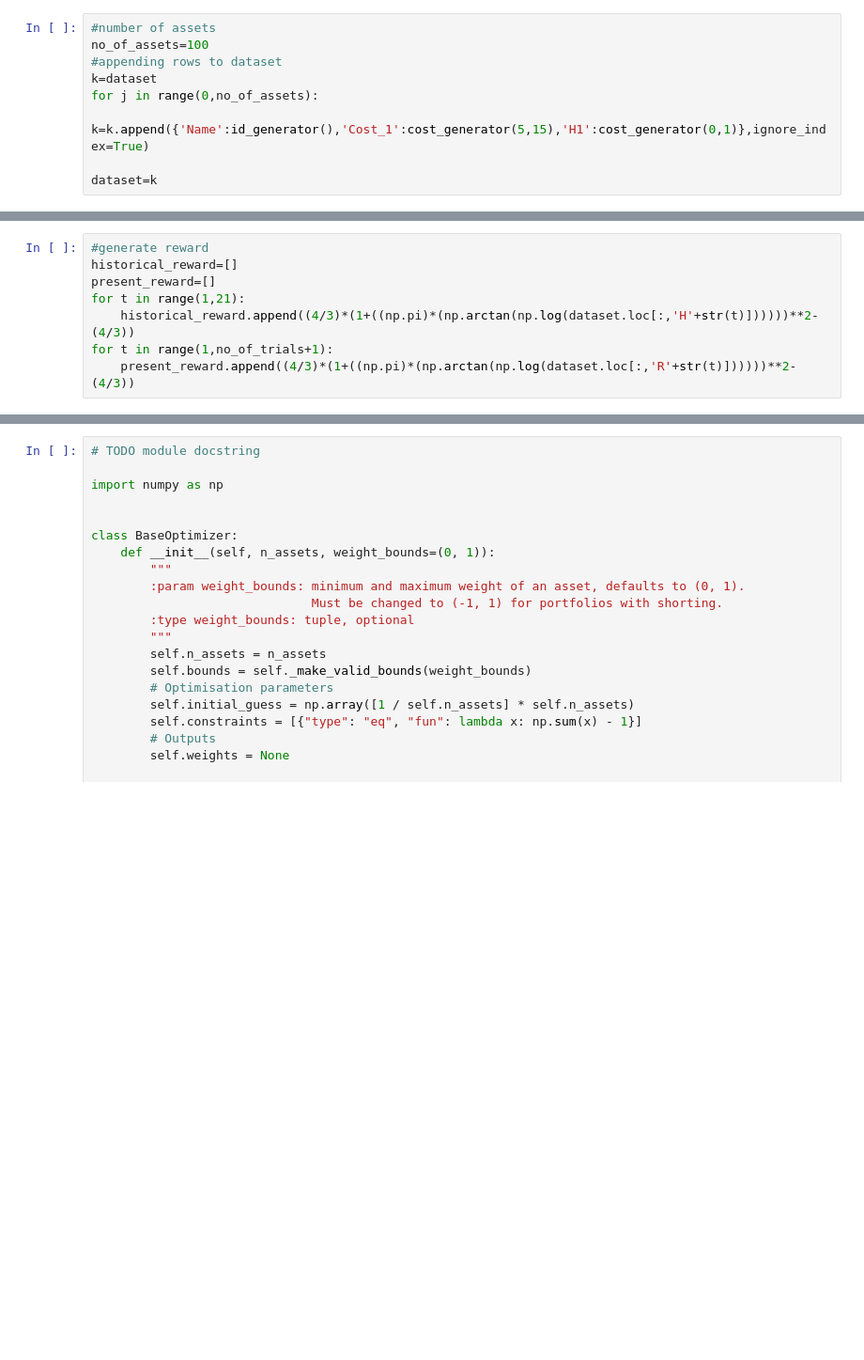
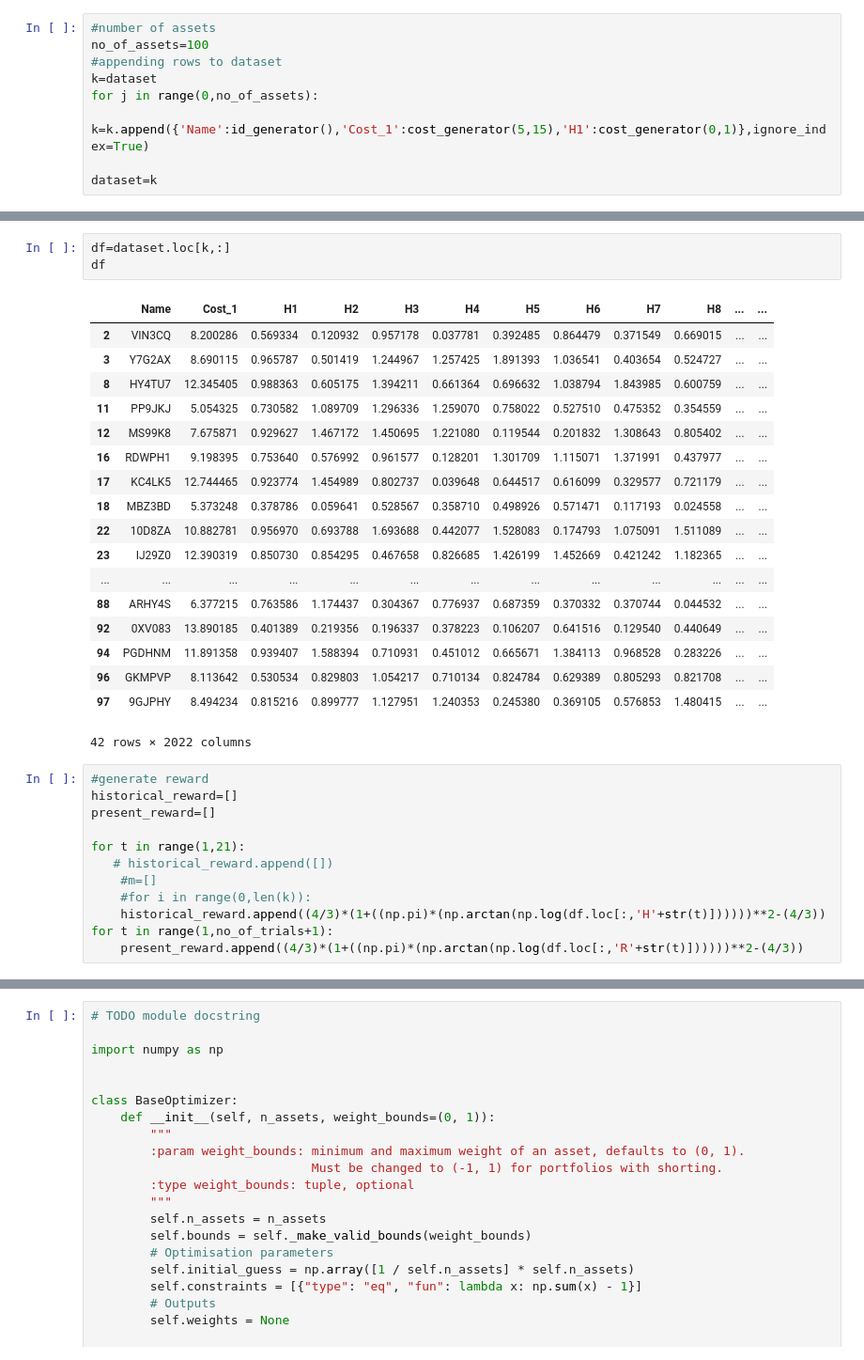
Before and after one commit to snehamaheshwari07/Risk-aware-Multi-Armed-Bandit, a Jupyter notebook: Untitled1.ipynb, the cells around one changed output, grey strips where cells are left out. Shown: that part at 94% size. Cells and saved outputs as stored; diff of their text form; blank space fills up the shorter version.

```diff
--- a/Untitled1.ipynb
+++ b/Untitled1.ipynb
@@ -344,8 +226,34 @@ Edge    Weight
+# %%
+df=dataset.loc[k,:]
+df
+# %% [output]
+|  | Name | Cost_1 | H1 | H2 | H3 | H4 | H5 | H6 | H7 | H8 | ... | ... |
+| 2 | VIN3CQ | 8.200286 | 0.569334 | 0.120932 | 0.957178 | 0.037781 | 0.392485 | 0.864479 | 0.371549 | 0.669015 | ... | ... |
+| 3 | Y7G2AX | 8.690115 | 0.965787 | 0.501419 | 1.244967 | 1.257425 | 1.891393 | 1.036541 | 0.403654 | 0.524727 | ... | ... |
+| 8 | HY4TU7 | 12.345405 | 0.988363 | 0.605175 | 1.394211 | 0.661364 | 0.696632 | 1.038794 | 1.843985 | 0.600759 | ... | ... |
+| 11 | PP9JKJ | 5.054325 | 0.730582 | 1.089709 | 1.296336 | 1.259070 | 0.758022 | 0.527510 | 0.475352 | 0.354559 | ... | ... |
+| 12 | MS99K8 | 7.675871 | 0.929627 | 1.467172 | 1.450695 | 1.221080 | 0.119544 | 0.201832 | 1.308643 | 0.805402 | ... | ... |
+| 16 | RDWPH1 | 9.198395 | 0.753640 | 0.576992 | 0.961577 | 0.128201 | 1.301709 | 1.115071 | 1.371991 | 0.437977 | ... | ... |
+| 17 | KC4LK5 | 12.744465 | 0.923774 | 1.454989 | 0.802737 | 0.039648 | 0.644517 | 0.616099 | 0.329577 | 0.721179 | ... | ... |
+| 18 | MBZ3BD | 5.373248 | 0.378786 | 0.059641 | 0.528567 | 0.358710 | 0.498926 | 0.571471 | 0.117193 | 0.024558 | ... | ... |
+| 22 | 10D8ZA | 10.882781 | 0.956970 | 0.693788 | 1.693688 | 0.442077 | 1.528083 | 0.174793 | 1.075091 | 1.511089 | ... | ... |
+| 23 | IJ29Z0 | 12.390319 | 0.850730 | 0.854295 | 0.467658 | 0.826685 | 1.426199 | 1.452669 | 0.421242 | 1.182365 | ... | ... |
+| ... | ... | ... | ... | ... | ... | ... | ... | ... | ... | ... | ... | ... |
+| 88 | ARHY4S | 6.377215 | 0.763586 | 1.174437 | 0.304367 | 0.776937 | 0.687359 | 0.370332 | 0.370744 | 0.044532 | ... | ... |
+| 92 | 0XV083 | 13.890185 | 0.401389 | 0.219356 | 0.196337 | 0.378223 | 0.106207 | 0.641516 | 0.129540 | 0.440649 | ... | ... |
+| 94 | PGDHNM | 11.891358 | 0.939407 | 1.588394 | 0.710931 | 0.451012 | 0.665671 | 1.384113 | 0.968528 | 0.283226 | ... | ... |
+| 96 | GKMPVP | 8.113642 | 0.530534 | 0.829803 | 1.054217 | 0.710134 | 0.824784 | 0.629389 | 0.805293 | 0.821708 | ... | ... |
+| 97 | 9GJPHY | 8.494234 | 0.815216 | 0.899777 | 1.127951 | 1.240353 | 0.245380 | 0.369105 | 0.576853 | 1.480415 | ... | ... |
+42 rows × 2022 columns
 # %%
 #generate reward
 historical_reward=[]
 present_reward=[]
+
 for t in range(1,21):
-    historical_reward.append((4/3)*(1+((np.pi)*(np.arctan(np.log(dataset.loc[:,'H'+str(t)])))))**2-(4/3))
+   # historical_reward.append([])
+    #m=[]
+    #for i in range(0,len(k)):
+    historical_reward.append((4/3)*(1+((np.pi)*(np.arctan(np.log(df.loc[:,'H'+str(t)])))))**2-(4/3))
 for t in range(1,no_of_trials+1):
-    present_reward.append((4/3)*(1+((np.pi)*(np.arctan(np.log(dataset.loc[:,'R'+str(t)])))))**2-(4/3))
+    present_reward.append((4/3)*(1+((np.pi)*(np.arctan(np.log(df.loc[:,'R'+str(t)])))))**2-(4/3))
```
Also changed, not shown: parts of 17 cells of this notebook.
